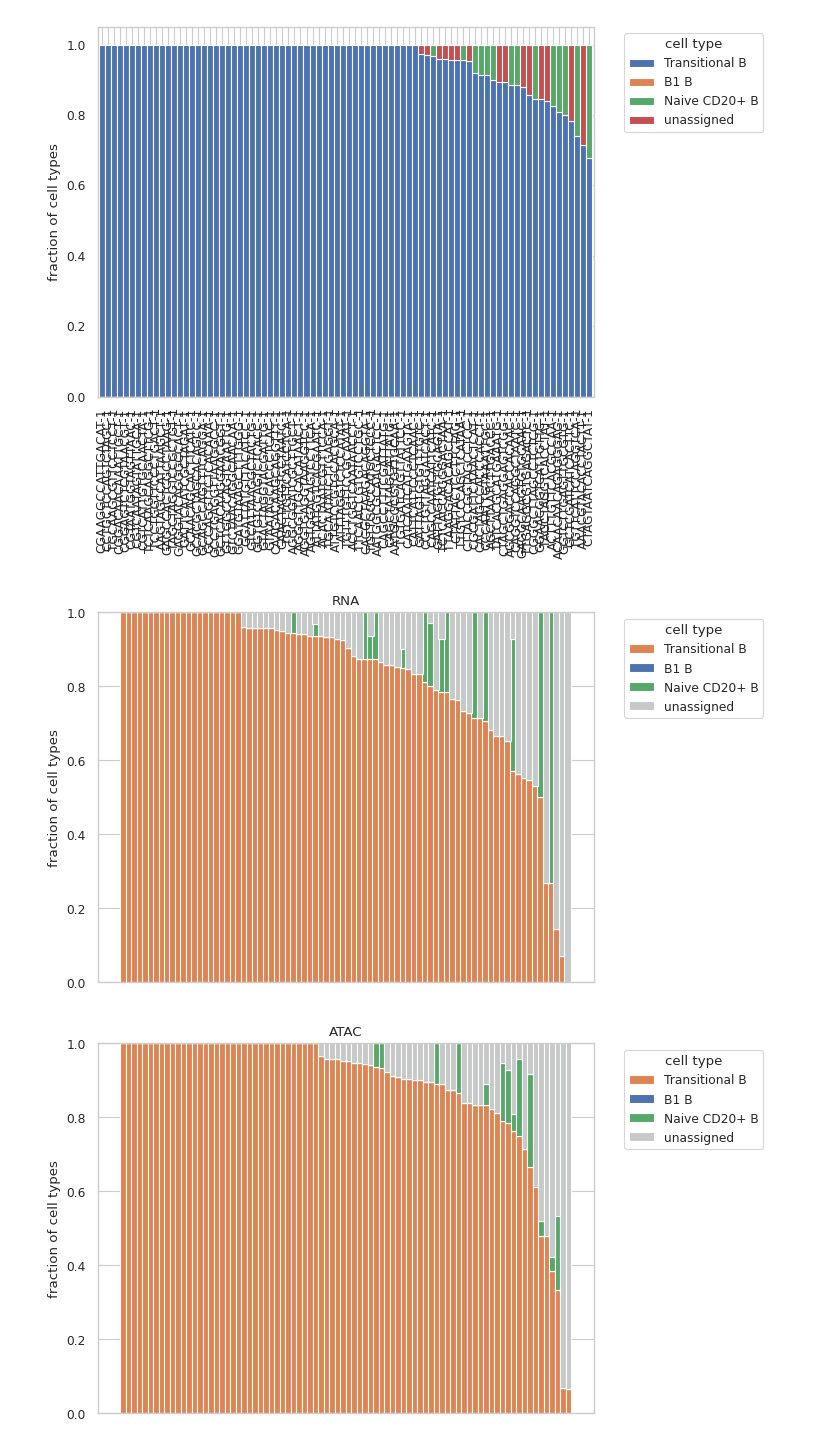
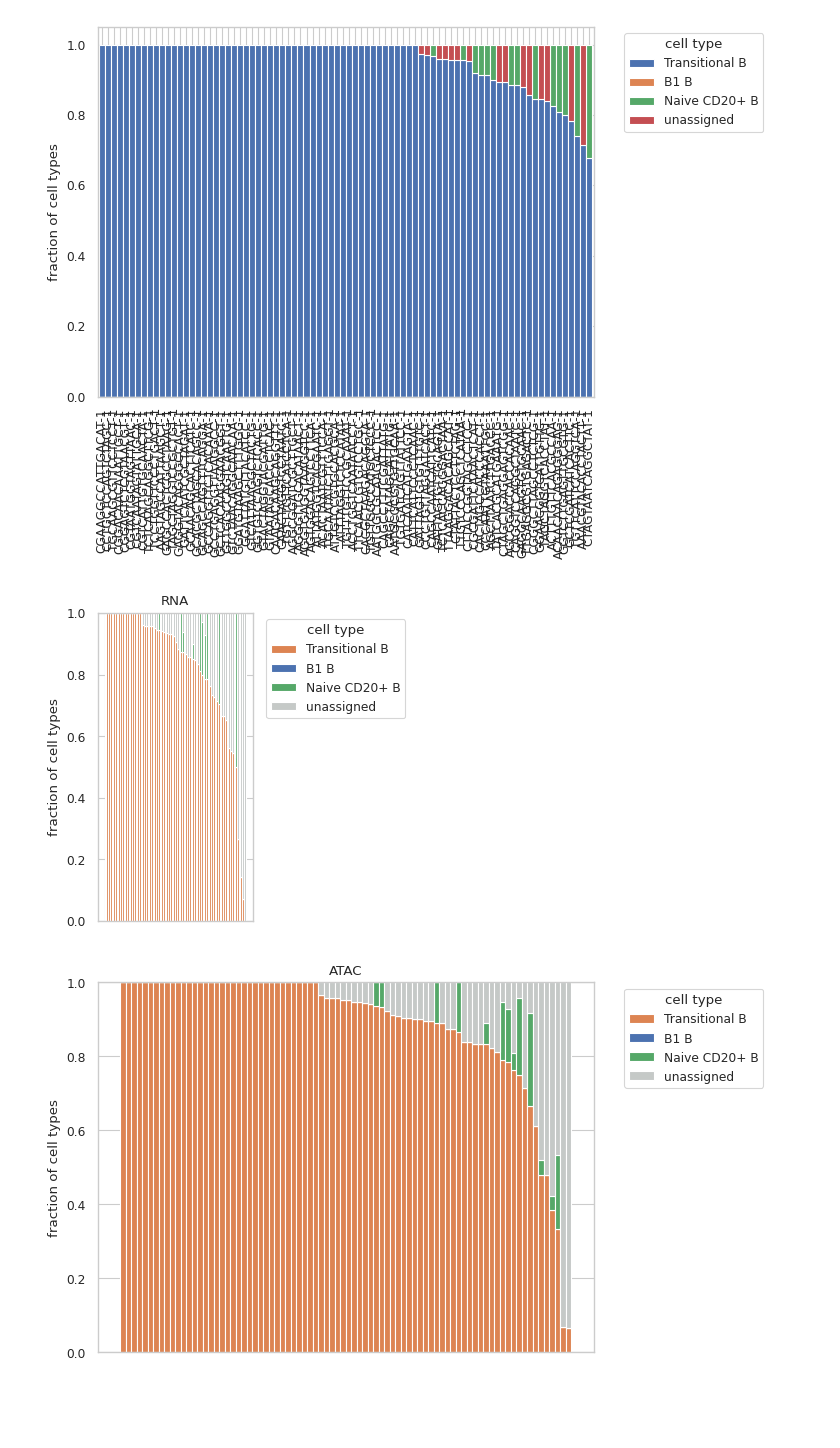
Before and after one commit to czbiohub-sf/celltype_annotation_tutorial, a Jupyter notebook: notebooks/Fig4S1_RNA_ATAC_celltype_distances.ipynb, the cells around one changed output. Saved outputs shown, nothing was run; the diff lists cells and outputs as text; code cells hidden in the pictures; blank space fills up the shorter version.

```diff
--- a/notebooks/Fig4S1_RNA_ATAC_celltype_distances.ipynb
+++ b/notebooks/Fig4S1_RNA_ATAC_celltype_distances.ipynb
@@ -891,26 +894,29 @@ plt.show()
 # %%
 # ['#4c72b0', '#dd8452', '#55a868', '#C5C9C7'] = ["B1 B", "Transitional B","Naive CD20+ B","unassigned"]
 df_sorted = df_frac_RNA.sort_values('Transitional B', ascending=False)
 transB = df_sorted.loc[:,"Transitional B"].to_list()
 B1B = df_sorted.loc[:,"B1 B"].to_list()
 naiveCD20B = df_sorted.loc[:,"Naive CD20+ B"].to_list()
 unassigned = df_sorted.loc[:,"unassigned"].to_list()
 
-fig, ax = plt.subplots()
-ax.bar(df_sorted.index,transB, color="#dd8452", width=1.2,label="Transitional B")
-ax.bar(df_sorted.index, B1B, bottom=transB, color="#4c72b0", width=1.2, label="B1 B")
-ax.bar(df_sorted.index, naiveCD20B, bottom= [sum(x) for x in zip(transB, B1B)], color="#55a868", width=1.2,
+fig, ax = plt.subplots(figsize=(2,4))
+bar_width = 1
+ax.bar(df_sorted.index,transB, color="#dd8452", width=bar_width,label="Transitional B")
+ax.bar(df_sorted.index, B1B, bottom=transB, color="#4c72b0", width=bar_width, label="B1 B")
+ax.bar(df_sorted.index, naiveCD20B, bottom= [sum(x) for x in zip(transB, B1B)], color="#55a868", width=bar_width,
        label="Naive CD20+ B")
 ax.bar(df_sorted.index, unassigned,bottom = [sum(x) for x in zip(transB, B1B, naiveCD20B)],
-       color="#C5C9C7", width=1.2, label="unassigned")
+       color="#C5C9C7", width=bar_width, label="unassigned")
 ax.set_ylabel("fraction of cell types")
 ax.set_xticklabels([])
 ax.set_title("RNA")
 ax.legend(title="cell type", bbox_to_anchor=(1.05,1), loc="upper left")
-plt.savefig(figpath+"frac_manual_B_subtypes_neighbors_RNA_stacked_bars.pdf")
-plt.show()
+with plt.rc_context({"figure.dpi": (300)}):
+    plt.savefig(figpath+"frac_manual_B_subtypes_neighbors_RNA_stacked_bars.pdf",
+                dpi=300, bbox_inches="tig)
+    plt.show()
 # %% [output]
-[figure, old version]
+[figure, new version]
 # %%
 # ['#4c72b0', '#dd8452', '#55a868', '#C5C9C7'] = ["B1 B", "Transitional B","Naive CD20+ B","unassigned"]
 df_sorted = df_frac_ATAC.sort_values('Transitional B', ascending=False)
```
Also changed, not shown: parts of 3 cells of this notebook, 4 other files.
